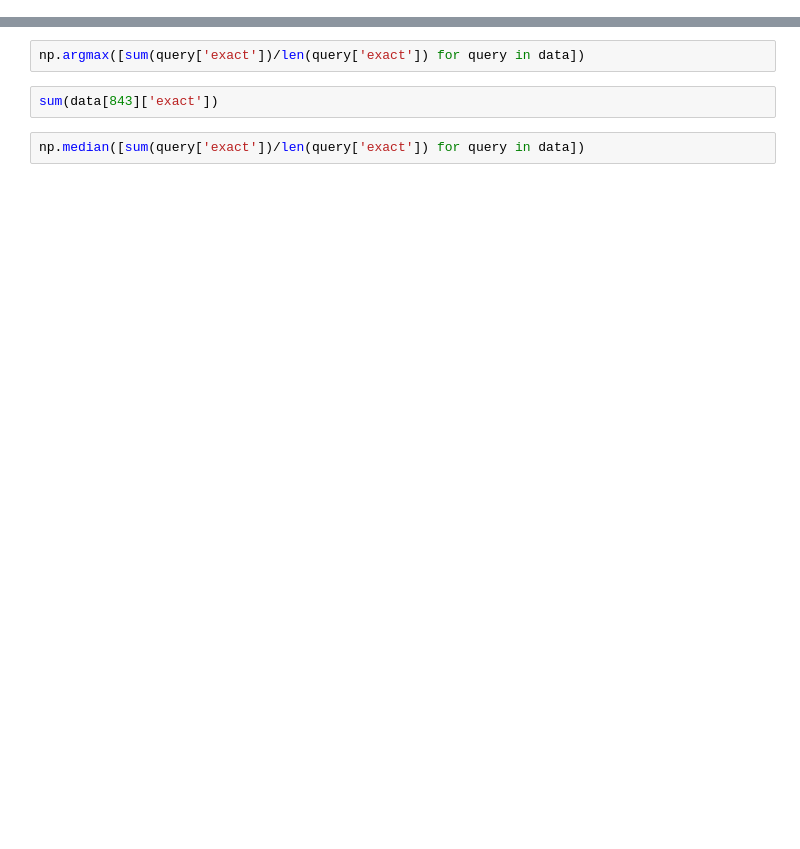
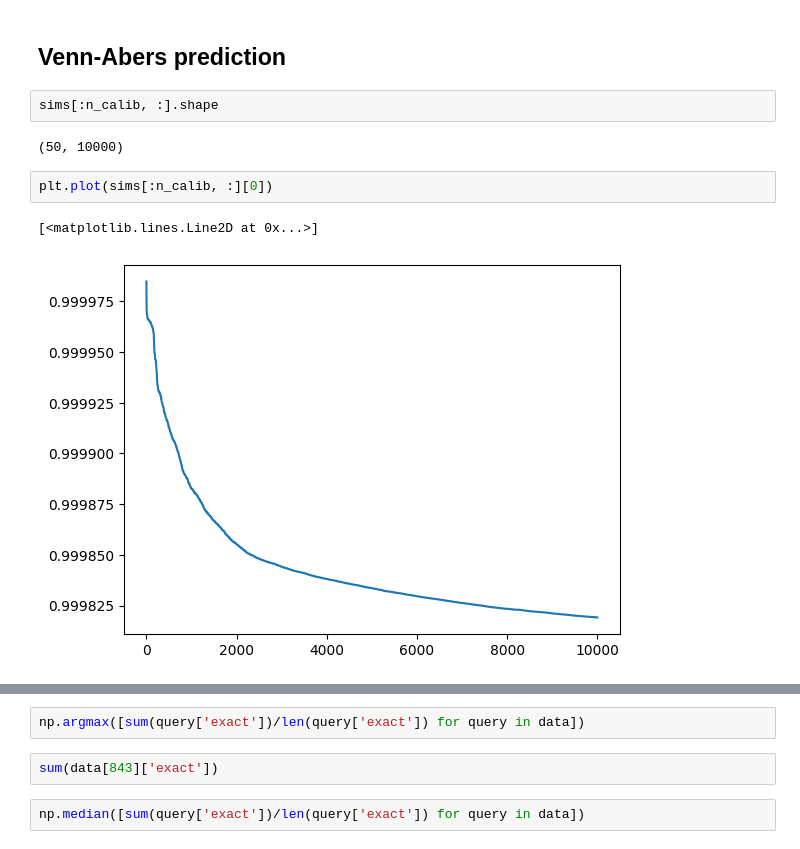
Before and after one commit to ronboger/conformal-protein-retrieval, a Jupyter notebook: pfam/analyze_protein_vec_results.ipynb, the cells around one changed output, grey strips where cells are left out. Drawn from its saved outputs; the diff is of its cells as text; blank space fills up the shorter version.

```diff
--- a/pfam/analyze_protein_vec_results.ipynb
+++ b/pfam/analyze_protein_vec_results.ipynb
@@ -20,0 +119,11 @@ len(data)
+# %% [markdown]
+## Venn-Abers prediction
+# %%
+sims[:n_calib, :].shape
+# %% [output]
+(50, 10000)
+# %%
+plt.plot(sims[:n_calib, :][0])
+# %% [output]
+[<matplotlib.lines.Line2D at 0x...>]
+[figure, added]
```
Also changed, not shown: parts of 37 cells of this notebook, 2 other files.
